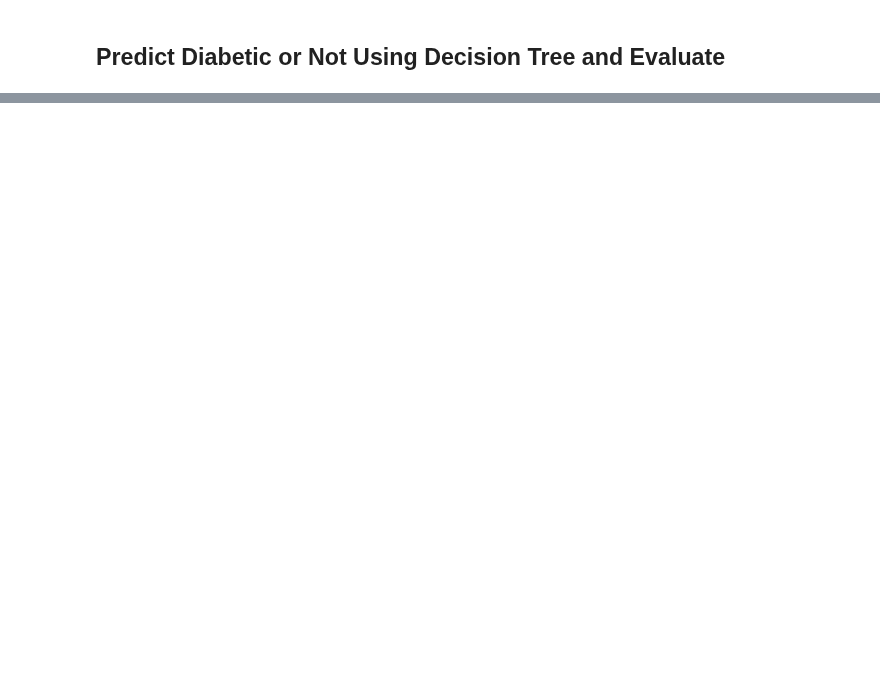
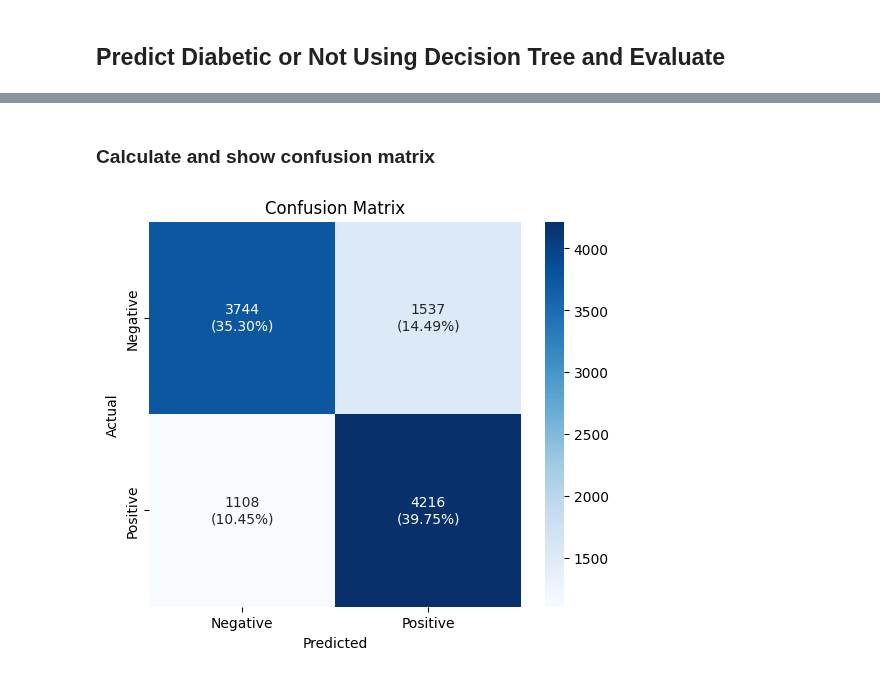
Before and after one commit to tikadatta2005/DENGUE, a Jupyter notebook: main.ipynb, the cells around one changed output, grey strips where cells are left out. Cells and saved outputs as stored; diff of their text form; code cells hidden in the pictures; blank space fills up the shorter version.

```diff
--- a/main.ipynb
+++ b/main.ipynb
@@ -134,0 +372,47 @@ train_target = train["diabetes_target"].to_list()
+# %%
+# extract exact model
+random_forest = rfs[39]
+# %%
+# run predictions
+y_pred = random_forest.predict(X_test)
+y_prob = random_forest.predict_proba(X_test)[:,1]
+# %% [markdown]
+### Calculate and show confusion matrix
+# %%
+# confusion matrix
+cm = confusion_matrix(y_test, y_pred)
+tn, fp, fn, tp = cm.ravel()
+# %%
+# percentage
+cm_percent = cm / cm.sum() * 100
+
+# combine count + percentage
+labels = [
+    [f"{cm[i,j]}\n({cm_percent[i,j]:.2f}%)" for j in range(cm.shape[1])]
+    for i in range(cm.shape[0])
+]
+
+plt.figure(figsize=(6,5))
+
+sns.heatmap(
+    cm,
+    annot=labels,
+    fmt="",
+    cmap="Blues",
+    xticklabels=["Negative", "Positive"],
+    yticklabels=["Negative", "Positive"]
+)
+
+plt.xlabel("Predicted")
+plt.ylabel("Actual")
+plt.title("Confusion Matrix")
+
+plt.savefig(
+    "./resources/confusion_matrix_count_percentage_random_forest.png",
+    dpi=300,
+    bbox_inches="tight"
+)
+
+plt.show()
+# %% [output]
+[figure, added]
```
Also changed, not shown: parts of 46 cells of this notebook, 8 other files.
